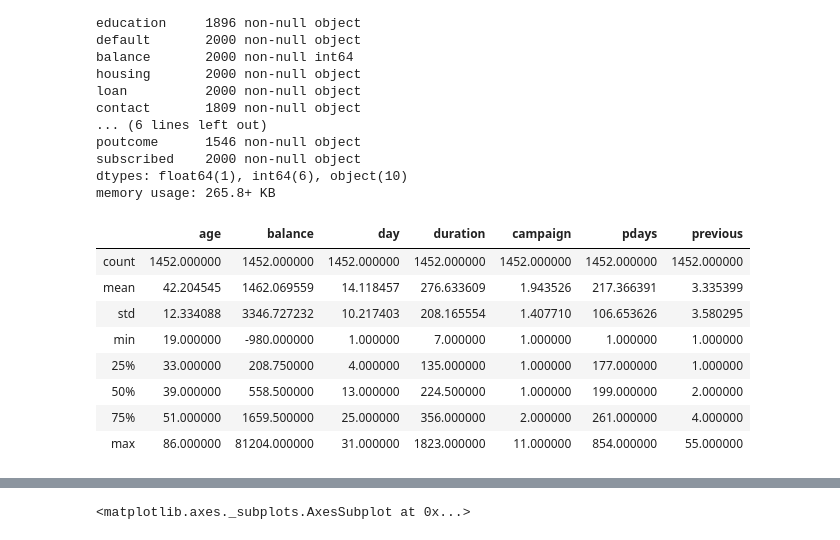
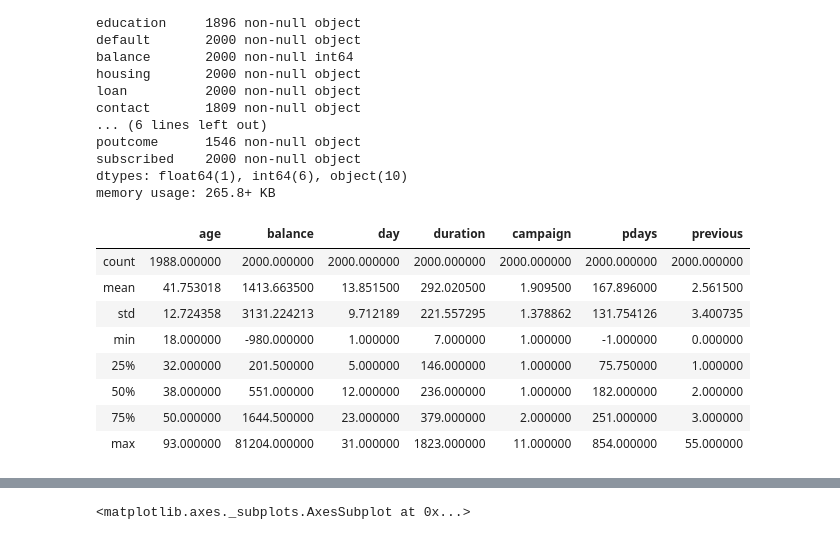
Before and after one commit to PaulOHannigan/sharing-Jupyter, a Jupyter notebook: etivity1.ipynb, the cells around one changed output, grey strips where cells are left out. Saved outputs shown, nothing was run; the diff lists cells and outputs as text; code cells hidden in the pictures.

```diff
--- a/etivity1.ipynb
+++ b/etivity1.ipynb
@@ -32,18 +32,18 @@ subscribed    2000 non-null object
 dtypes: float64(1), int64(6), object(10)
 memory usage: 265.8+ KB
 # %%
-# I generated a statistical summary of the numerical attributes
-df.dropna().describe()
+# Statistical summary of the numerical attributes
+df.describe()
 # %% [output]
 |  | age | balance | day | duration | campaign | pdays | previous |
-| count | 1452.000000 | 1452.000000 | 1452.000000 | 1452.000000 | 1452.000000 | 1452.000000 | 1452.000000 |
-| mean | 42.204545 | 1462.069559 | 14.118457 | 276.633609 | 1.943526 | 217.366391 | 3.335399 |
-| std | 12.334088 | 3346.727232 | 10.217403 | 208.165554 | 1.407710 | 106.653626 | 3.580295 |
-| min | 19.000000 | -980.000000 | 1.000000 | 7.000000 | 1.000000 | 1.000000 | 1.000000 |
-| 25% | 33.000000 | 208.750000 | 4.000000 | 135.000000 | 1.000000 | 177.000000 | 1.000000 |
-| 50% | 39.000000 | 558.500000 | 13.000000 | 224.500000 | 1.000000 | 199.000000 | 2.000000 |
-| 75% | 51.000000 | 1659.500000 | 25.000000 | 356.000000 | 2.000000 | 261.000000 | 4.000000 |
-| max | 86.000000 | 81204.000000 | 31.000000 | 1823.000000 | 11.000000 | 854.000000 | 55.000000 |
+| count | 1988.000000 | 2000.000000 | 2000.000000 | 2000.000000 | 2000.000000 | 2000.000000 | 2000.000000 |
+| mean | 41.753018 | 1413.663500 | 13.851500 | 292.020500 | 1.909500 | 167.896000 | 2.561500 |
+| std | 12.724358 | 3131.224213 | 9.712189 | 221.557295 | 1.378862 | 131.754126 | 3.400735 |
+| min | 18.000000 | -980.000000 | 1.000000 | 7.000000 | 1.000000 | -1.000000 | 0.000000 |
+| 25% | 32.000000 | 201.500000 | 5.000000 | 146.000000 | 1.000000 | 75.750000 | 1.000000 |
+| 50% | 38.000000 | 551.000000 | 12.000000 | 236.000000 | 1.000000 | 182.000000 | 2.000000 |
+| 75% | 50.000000 | 1644.500000 | 23.000000 | 379.000000 | 2.000000 | 251.000000 | 3.000000 |
+| max | 93.000000 | 81204.000000 | 31.000000 | 1823.000000 | 11.000000 | 854.000000 | 55.000000 |
 # %% [markdown]
 ## 2. Conclusion
 > There are 17 columns of data and 2000 rows.  Of the 17 columns, 7 are numerical and 10 are categorical.<br>
```
Also changed, not shown: parts of 10 cells of this notebook.
